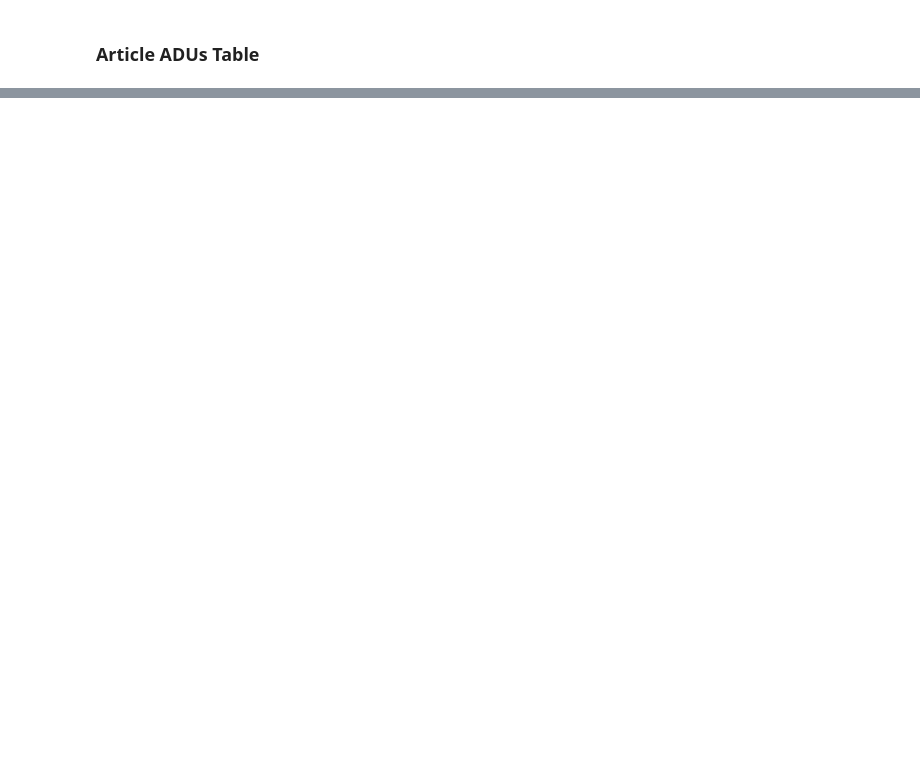
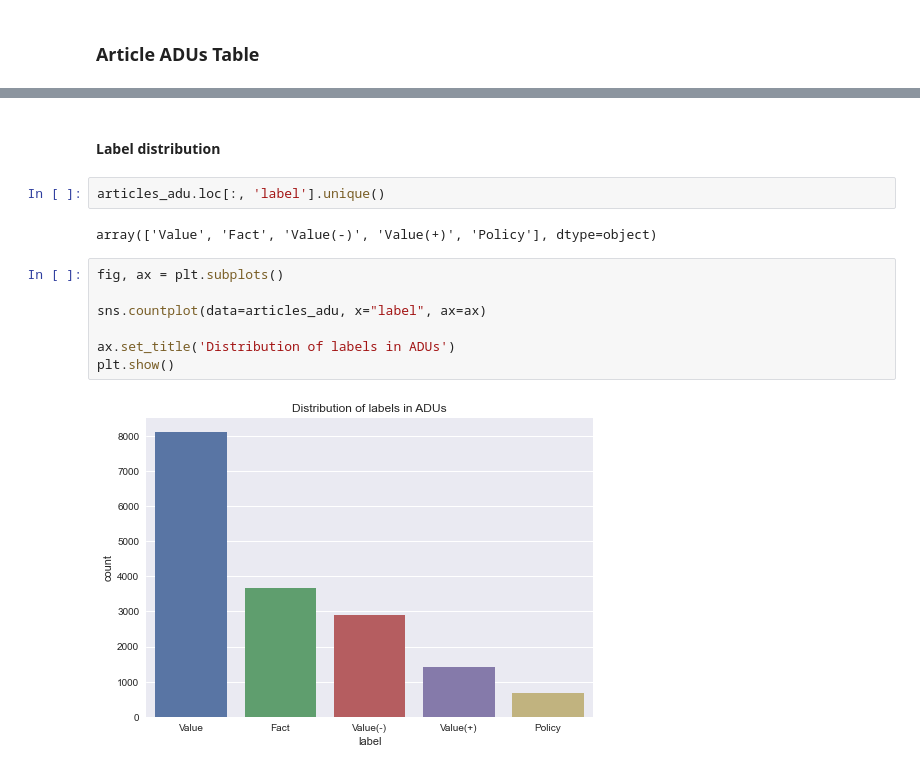
Before and after one commit to Telmooo/adu-classifier, a Jupyter notebook: src/analysis/analysis.ipynb, the cells around one changed output, grey strips where cells are left out. Drawn from its saved outputs; the diff is of its cells as text; blank space fills up the shorter version.

```diff
--- a/src/analysis/analysis.ipynb
+++ b/src/analysis/analysis.ipynb
@@ -43,0 +89,15 @@ dtype('O')
+# %% [markdown]
+#### Label distribution
+# %%
+articles_adu.loc[:, 'label'].unique()
+# %% [output]
+array(['Value', 'Fact', 'Value(-)', 'Value(+)', 'Policy'], dtype=object)
+# %%
+fig, ax = plt.subplots()
+
+sns.countplot(data=articles_adu, x="label", ax=ax)
+
+ax.set_title('Distribution of labels in ADUs')
+plt.show()
+# %% [output]
+[figure, added]
```
Also changed, not shown: parts of 8 cells of this notebook, 2 other files.
